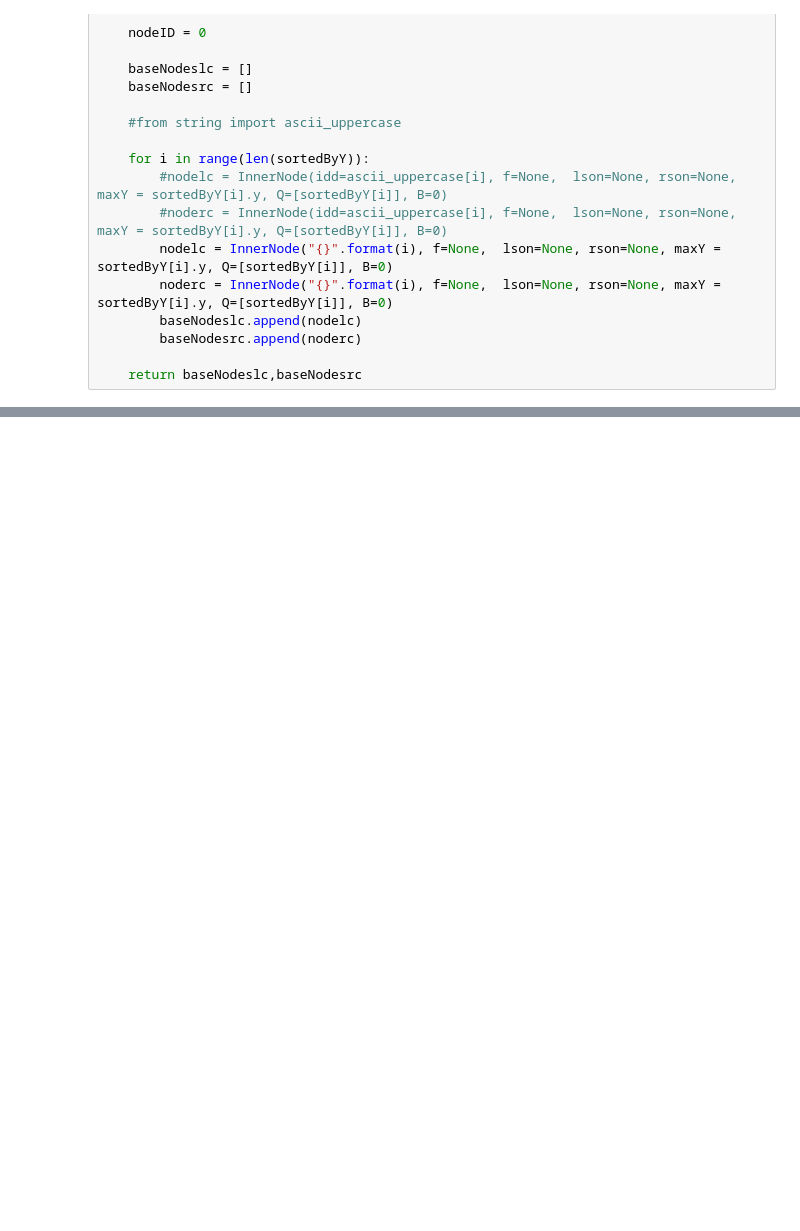
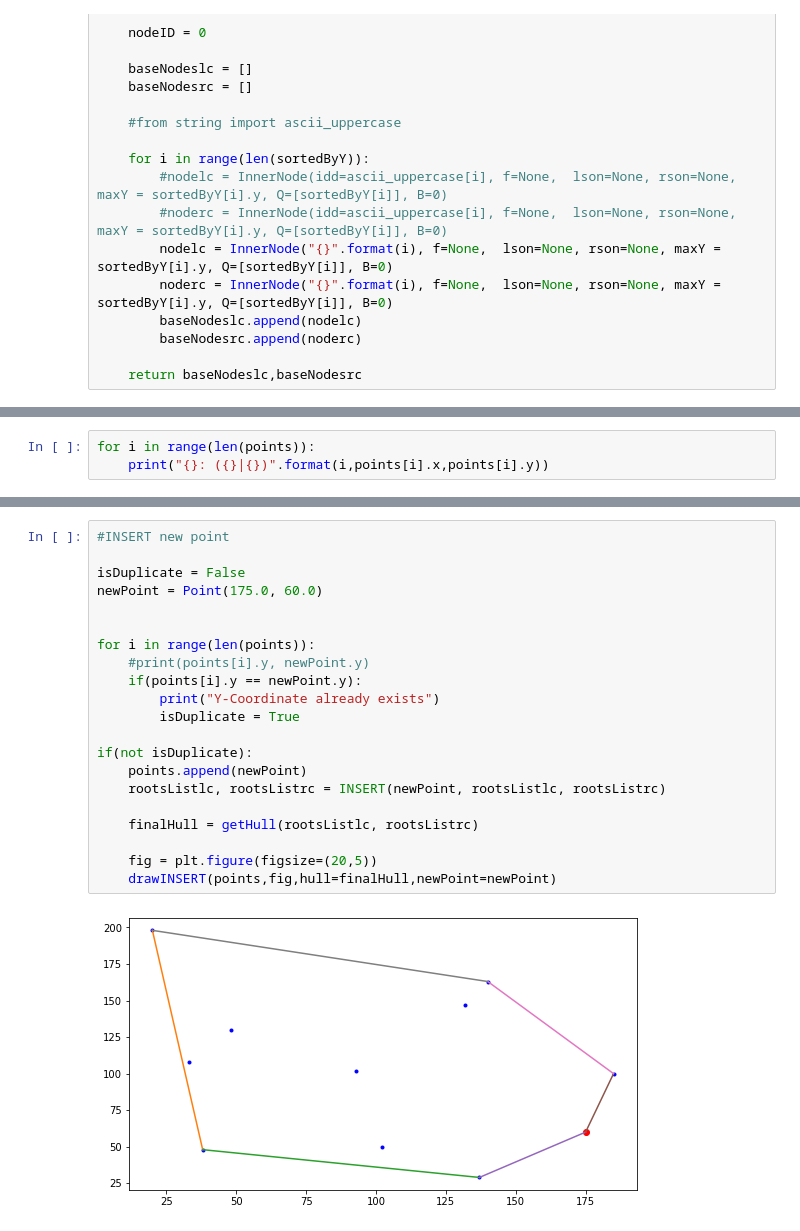
Before and after one commit to FloHimself5/BA, a Jupyter notebook: DynamicConvexHull.ipynb, the cells around one changed output, grey strips where cells are left out. Cells and saved outputs as stored; diff of their text form; blank space fills up the shorter version.

```diff
--- a/DynamicConvexHull.ipynb
+++ b/DynamicConvexHull.ipynb
@@ -1369,0 +1350,3 @@ drawINSERT(points,fig,hull=finalHull,newPoint=None)
+# %%
+for i in range(len(points)):
+    print("{}: ({}|{})".format(i,points[i].x,points[i].y))
@@ -1369,0 +1364,23 @@ drawINSERT(points,fig,hull=finalHull,newPoint=None)
+# %%
+#INSERT new point
+
+isDuplicate = False
+newPoint = Point(175.0, 60.0)
+
+
+for i in range(len(points)):
+    #print(points[i].y, newPoint.y)
+    if(points[i].y == newPoint.y):
+        print("Y-Coordinate already exists")
+        isDuplicate = True
+
+if(not isDuplicate):
+    points.append(newPoint)
+    rootsListlc, rootsListrc = INSERT(newPoint, rootsListlc, rootsListrc)
+
+    finalHull = getHull(rootsListlc, rootsListrc)
+
+    fig = plt.figure(figsize=(20,5))
+    drawINSERT(points,fig,hull=finalHull,newPoint=newPoint)
+# %% [output]
+[figure, added]
```
Also changed, not shown: parts of 16 cells of this notebook.
